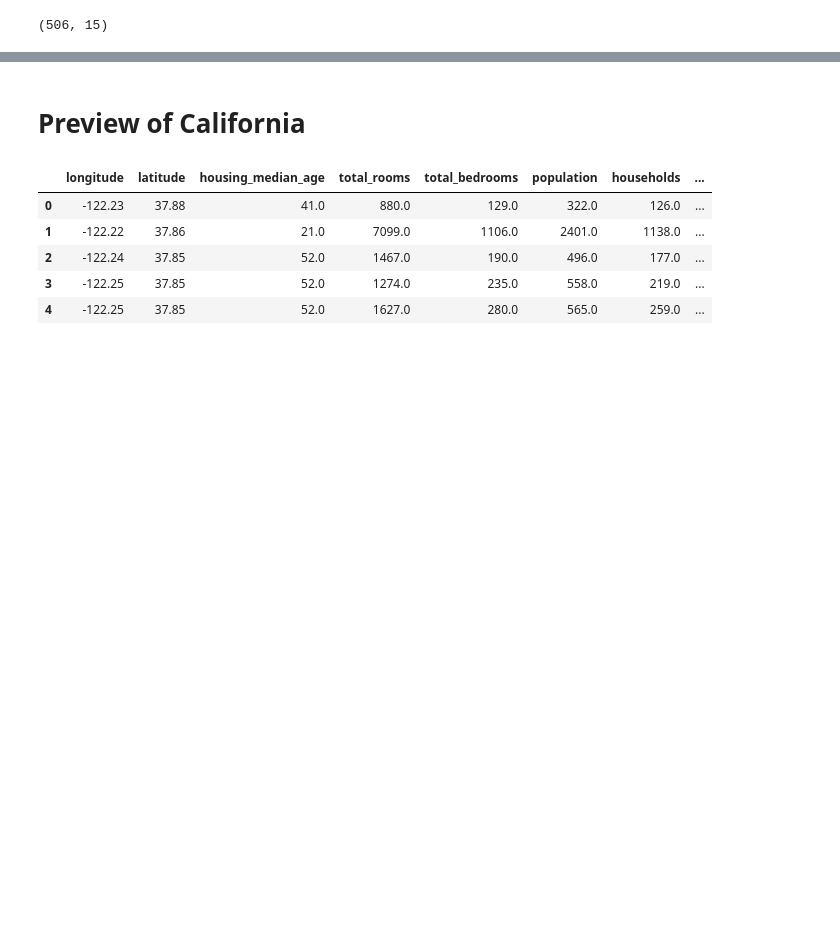
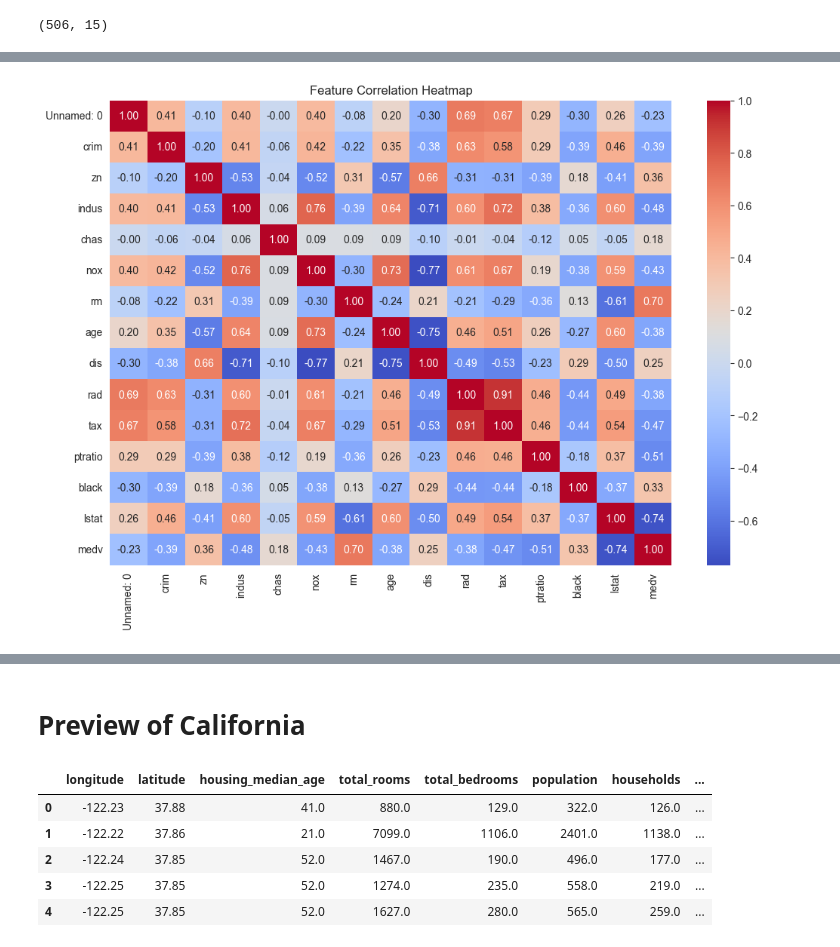
Before and after one commit to GeorgeBonilla-1/MachineLearningAssignments, a Jupyter notebook: notebooks/HW2.ipynb, the cells around one changed output, grey strips where cells are left out. Drawn from its saved outputs; the diff is of its cells as text; code cells hidden in the pictures; blank space fills up the shorter version.

```diff
--- a/notebooks/HW2.ipynb
+++ b/notebooks/HW2.ipynb
@@ -62,0 +102,9 @@ boston_df.shape
+# %%
+# I'm thinking of using a heatmap to see what feature are correlated ( might not use this)
+corr = boston_df.corr(numeric_only=True)
+plt.figure(figsize=(12,8))
+sns.heatmap(corr, annot=True, cmap='coolwarm', fmt=".2f")
+plt.title("Feature Correlation Heatmap")
+plt.show()
+# %% [output]
+[figure, added]
```
Also changed, not shown: parts of 63 cells of this notebook.
